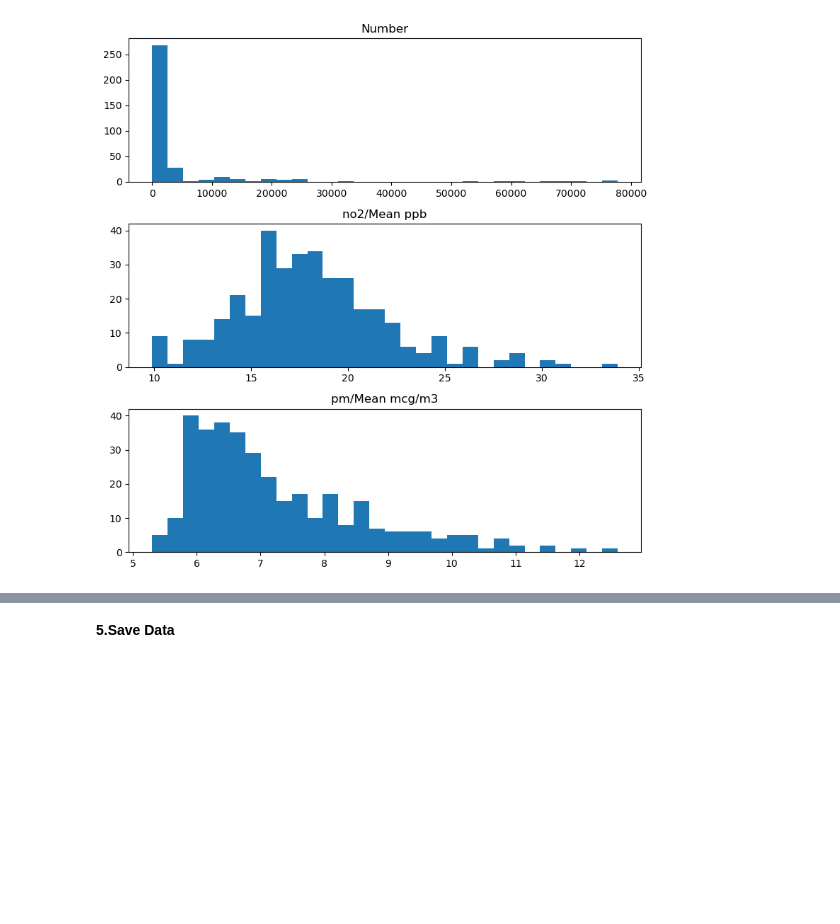
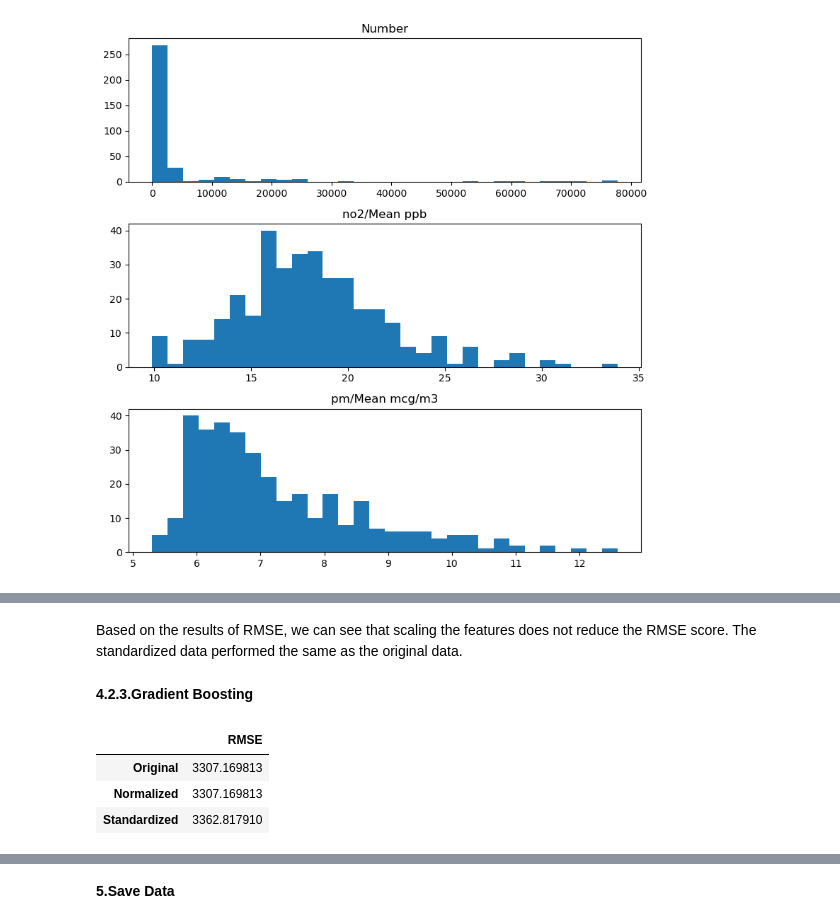
Before and after one commit to Mary080102/Capston-Two, a Jupyter notebook: Pre-processing and Training Data Development.ipynb, the cells around one changed output, grey strips where cells are left out. Drawn from its saved outputs; the diff is of its cells as text; code cells hidden in the pictures; blank space fills up the shorter version.

```diff
--- a/Pre-processing and Training Data Development.ipynb
+++ b/Pre-processing and Training Data Development.ipynb
@@ -189,0 +244,23 @@ y_test shape: (70,)
+# %% [markdown]
+Based on the results of RMSE, we can see that scaling the features does not reduce the RMSE score. The standardized data performed the same as the original data.
+# %% [markdown]
+**4.2.3.Gradient Boosting**
+# %%
+rmse_gb=[]
+gb= GradientBoostingRegressor()
+
+# model fitting and measuring RMSE
+for i in range(len(trainX)):
+    gb.fit(trainX[i],y_train)
+    y_pred_gb=ridge.predict(testX[i])
+    rmse_gb.append(np.sqrt(mean_squared_error(y_test,y_pred_gb)))
+
+
+ # visualizing the result
+df_gb= pd.DataFrame({'RMSE':rmse_gb},index=['Original','Normalized','Standardized'])
+df_gb
+# %% [output]
+|  | RMSE |
+| Original | 3307.169813 |
+| Normalized | 3307.169813 |
+| Standardized | 3362.817910 |
```
Also changed, not shown: parts of 28 cells of this notebook.
